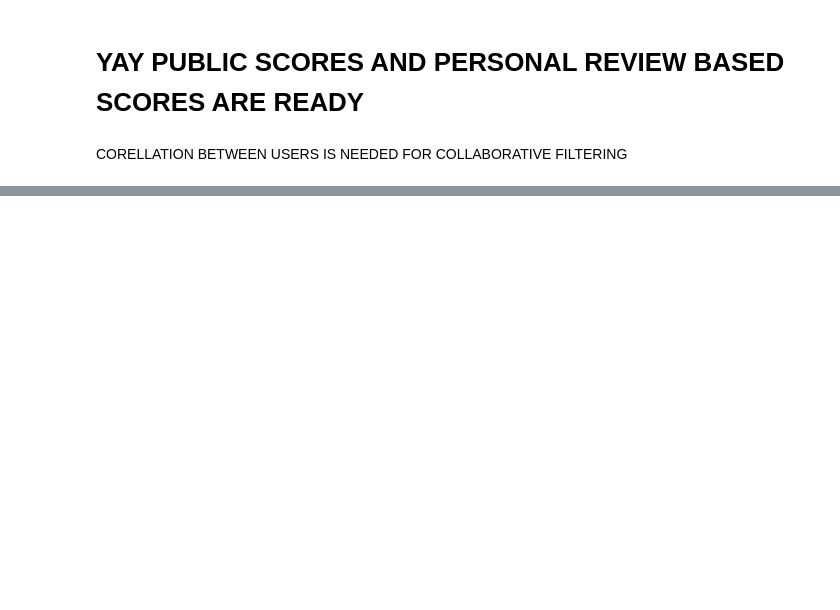
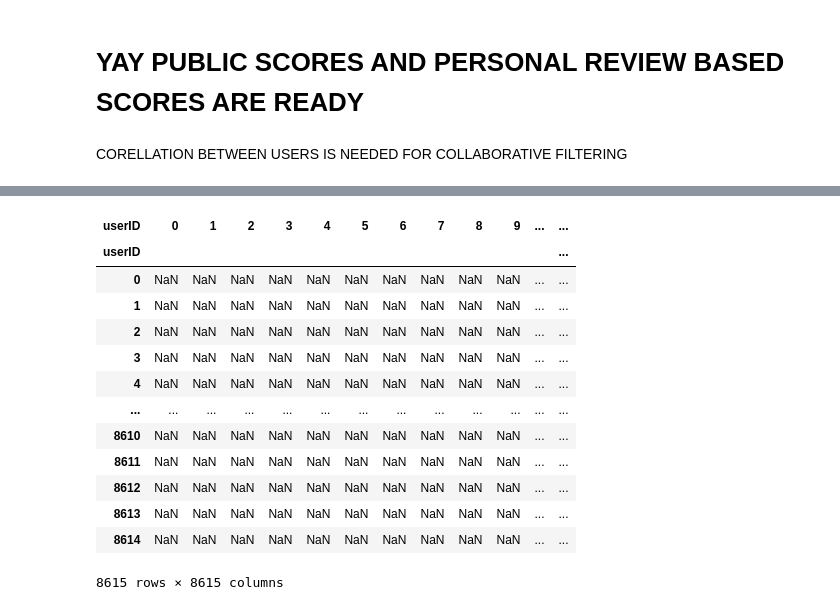
Before and after one commit to sparsh44/GRID_USA, a Jupyter notebook: model/model2.ipynb, the cells around one changed output, grey strips where cells are left out. Cells and saved outputs as stored; diff of their text form; code cells hidden in the pictures; blank space fills up the shorter version.

```diff
--- a/model/model2.ipynb
+++ b/model/model2.ipynb
@@ -473,0 +640,19 @@ CORELLATION BETWEEN USERS IS NEEDED FOR COLLABORATIVE FILTERING
+# %%
+user_corr_mat = transposeUser.corr()
+# %%
+user_corr_mat
+# %% [output]
+| userID | 0 | 1 | 2 | 3 | 4 | 5 | 6 | 7 | 8 | 9 | ... | ... |
+| userID |  |  |  |  |  |  |  |  |  |  |  | ... |
+| 0 | NaN | NaN | NaN | NaN | NaN | NaN | NaN | NaN | NaN | NaN | ... | ... |
+| 1 | NaN | NaN | NaN | NaN | NaN | NaN | NaN | NaN | NaN | NaN | ... | ... |
+| 2 | NaN | NaN | NaN | NaN | NaN | NaN | NaN | NaN | NaN | NaN | ... | ... |
+| 3 | NaN | NaN | NaN | NaN | NaN | NaN | NaN | NaN | NaN | NaN | ... | ... |
+| 4 | NaN | NaN | NaN | NaN | NaN | NaN | NaN | NaN | NaN | NaN | ... | ... |
+| ... | ... | ... | ... | ... | ... | ... | ... | ... | ... | ... | ... | ... |
+| 8610 | NaN | NaN | NaN | NaN | NaN | NaN | NaN | NaN | NaN | NaN | ... | ... |
+| 8611 | NaN | NaN | NaN | NaN | NaN | NaN | NaN | NaN | NaN | NaN | ... | ... |
+| 8612 | NaN | NaN | NaN | NaN | NaN | NaN | NaN | NaN | NaN | NaN | ... | ... |
+| 8613 | NaN | NaN | NaN | NaN | NaN | NaN | NaN | NaN | NaN | NaN | ... | ... |
+| 8614 | NaN | NaN | NaN | NaN | NaN | NaN | NaN | NaN | NaN | NaN | ... | ... |
+8615 rows × 8615 columns
```
Also changed, not shown: parts of 47 cells of this notebook, 3 other files.
